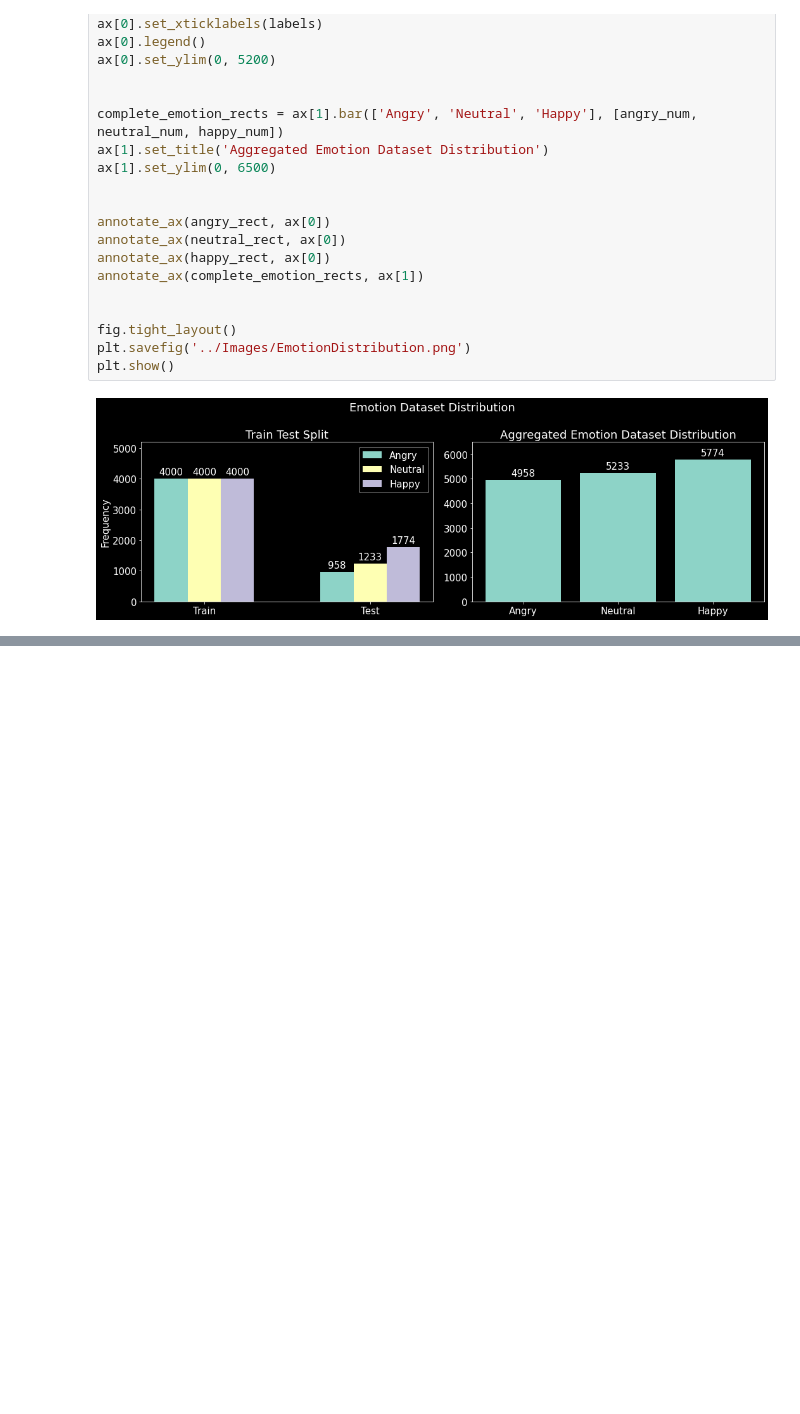
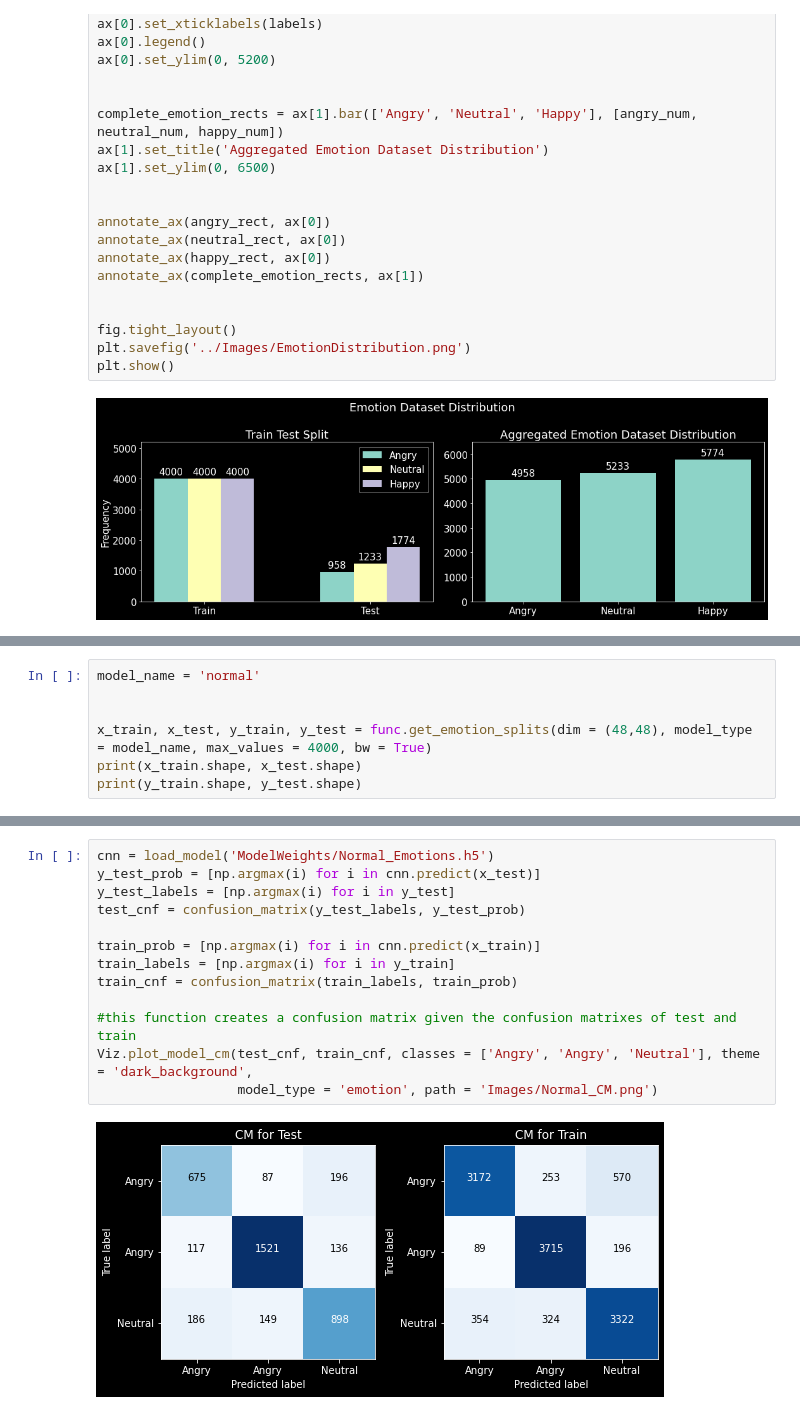
Before and after one commit to HeeebsInc/FaceMaskEmotionDetection, a Jupyter notebook: Other/PPT.ipynb, the cells around one changed output, grey strips where cells are left out. Cells and saved outputs as stored; diff of their text form; blank space fills up the shorter version.

```diff
--- a/Other/PPT.ipynb
+++ b/Other/PPT.ipynb
@@ -151,0 +248,7 @@ cv2.destroyAllWindows()
+# %%
+model_name = 'normal'
+
+
+x_train, x_test, y_train, y_test = func.get_emotion_splits(dim = (48,48), model_type = model_name, max_values = 4000, bw = True)
+print(x_train.shape, x_test.shape)
+print(y_train.shape, y_test.shape)
@@ -151,0 +270,15 @@ cv2.destroyAllWindows()
+# %%
+cnn = load_model('ModelWeights/Normal_Emotions.h5')
+y_test_prob = [np.argmax(i) for i in cnn.predict(x_test)]
+y_test_labels = [np.argmax(i) for i in y_test]
+test_cnf = confusion_matrix(y_test_labels, y_test_prob)
+
+train_prob = [np.argmax(i) for i in cnn.predict(x_train)]
+train_labels = [np.argmax(i) for i in y_train]
+train_cnf = confusion_matrix(train_labels, train_prob)
+
+#this function creates a confusion matrix given the confusion matrixes of test and train
+Viz.plot_model_cm(test_cnf, train_cnf, classes = ['Angry', 'Angry', 'Neutral'], theme = 'dark_background',
+                  model_type = 'emotion', path = 'Images/Normal_CM.png')
+# %% [output]
+[figure, added]
```
Also changed, not shown: parts of 17 cells of this notebook, 12 other files.
